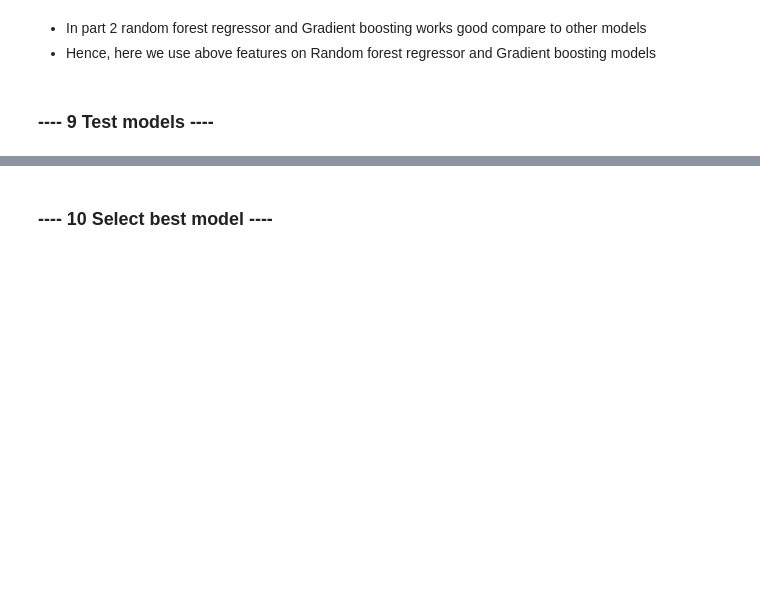
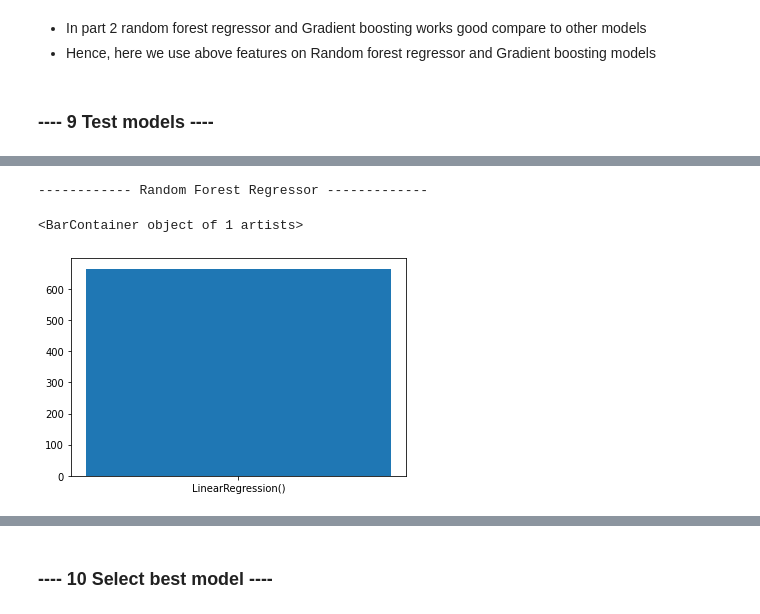
Before and after one commit to GDhasade/SalaryPredictionProject, a Jupyter notebook: First_Portfolio_Project_Version2.ipynb, the cells around one changed output, grey strips where cells are left out. Cells and saved outputs as stored; diff of their text form; code cells hidden in the pictures; blank space fills up the shorter version.

```diff
--- a/First_Portfolio_Project_Version2.ipynb
+++ b/First_Portfolio_Project_Version2.ipynb
@@ -881,0 +1098,9 @@ for clf in SelectedModels:
+# %%
+print("------------ Random Forest Regressor -------------")
+keys = RMSEValues8Features.keys()
+values = RMSEValues8Features.values()
+plt.bar(keys, values)
+# %% [output]
+------------ Random Forest Regressor -------------
+<BarContainer object of 1 artists>
+[figure, added]
```
Also changed, not shown: parts of 32 cells of this notebook.
